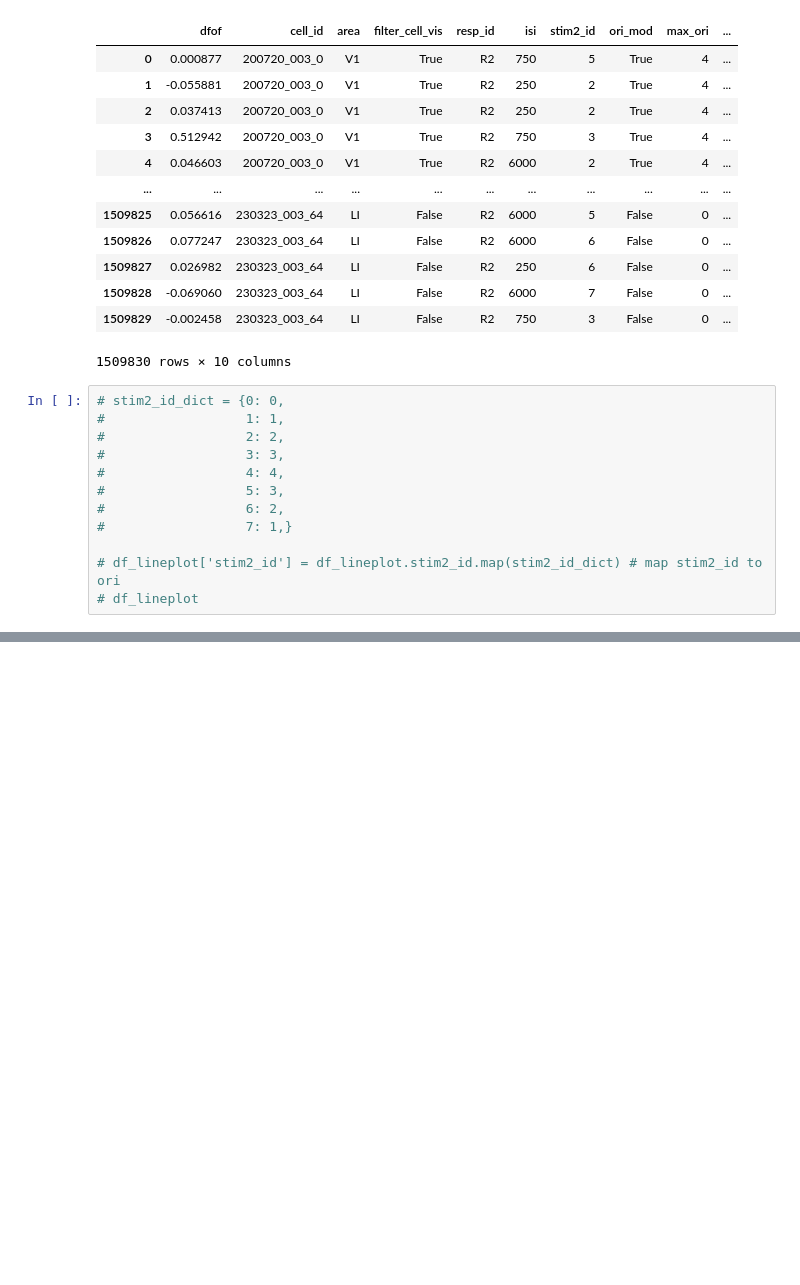
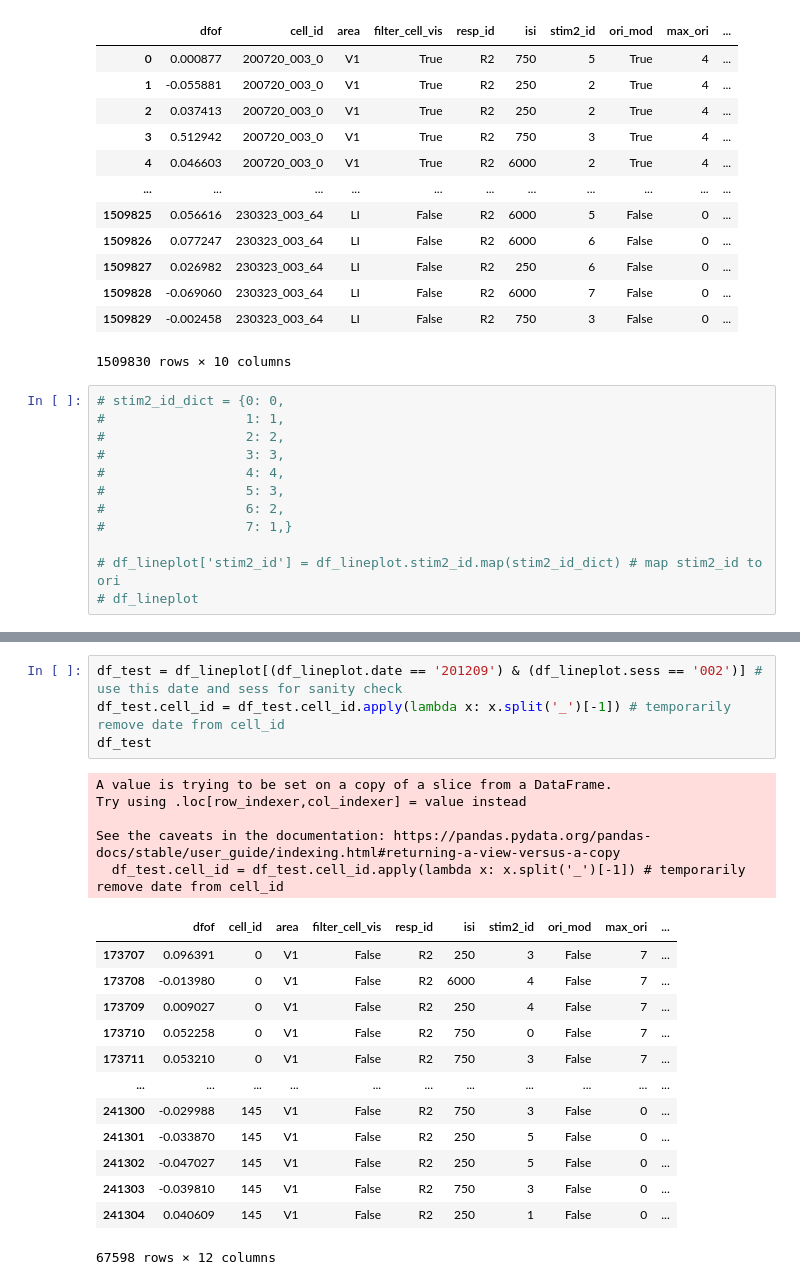
Before and after one commit to lanluo9/inter, a Jupyter notebook: scripts/ipynb/tuning_bias.ipynb, the cells around one changed output, grey strips where cells are left out. Saved outputs shown, nothing was run; the diff lists cells and outputs as text; blank space fills up the shorter version.

```diff
--- a/scripts/ipynb/tuning_bias.ipynb
+++ b/scripts/ipynb/tuning_bias.ipynb
@@ -1414,0 +1460,23 @@ g.add_legend();
+# %%
+df_test = df_lineplot[(df_lineplot.date == '201209') & (df_lineplot.sess == '002')] # use this date and sess for sanity check
+df_test.cell_id = df_test.cell_id.apply(lambda x: x.split('_')[-1]) # temporarily remove date from cell_id
+df_test
+# %% [output]
+A value is trying to be set on a copy of a slice from a DataFrame.
+Try using .loc[row_indexer,col_indexer] = value instead
+
+See the caveats in the documentation: https://pandas.pydata.org/pandas-docs/stable/user_guide/indexing.html#returning-a-view-versus-a-copy
+  df_test.cell_id = df_test.cell_id.apply(lambda x: x.split('_')[-1]) # temporarily remove date from cell_id
+|  | dfof | cell_id | area | filter_cell_vis | resp_id | isi | stim2_id | ori_mod | max_ori | ... |
+| 173707 | 0.096391 | 0 | V1 | False | R2 | 250 | 3 | False | 7 | ... |
+| 173708 | -0.013980 | 0 | V1 | False | R2 | 6000 | 4 | False | 7 | ... |
+| 173709 | 0.009027 | 0 | V1 | False | R2 | 250 | 4 | False | 7 | ... |
+| 173710 | 0.052258 | 0 | V1 | False | R2 | 750 | 0 | False | 7 | ... |
+| 173711 | 0.053210 | 0 | V1 | False | R2 | 750 | 3 | False | 7 | ... |
+| ... | ... | ... | ... | ... | ... | ... | ... | ... | ... | ... |
+| 241300 | -0.029988 | 145 | V1 | False | R2 | 750 | 3 | False | 0 | ... |
+| 241301 | -0.033870 | 145 | V1 | False | R2 | 250 | 5 | False | 0 | ... |
+| 241302 | -0.047027 | 145 | V1 | False | R2 | 250 | 5 | False | 0 | ... |
+| 241303 | -0.039810 | 145 | V1 | False | R2 | 750 | 3 | False | 0 | ... |
+| 241304 | 0.040609 | 145 | V1 | False | R2 | 250 | 1 | False | 0 | ... |
+67598 rows × 12 columns
```
Also changed, not shown: parts of 9 cells of this notebook, 4 other files.
